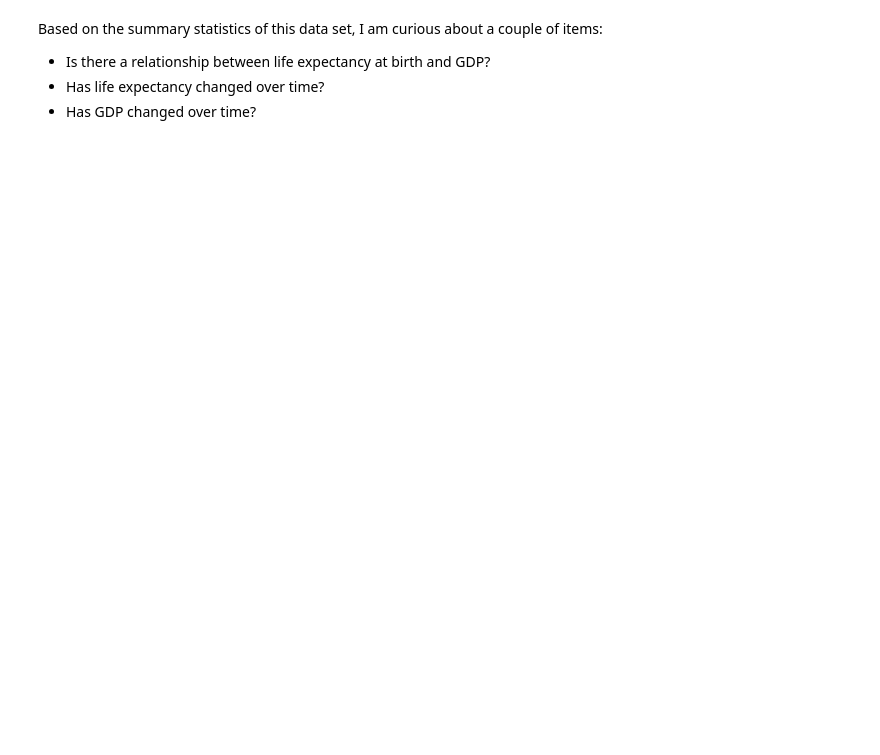
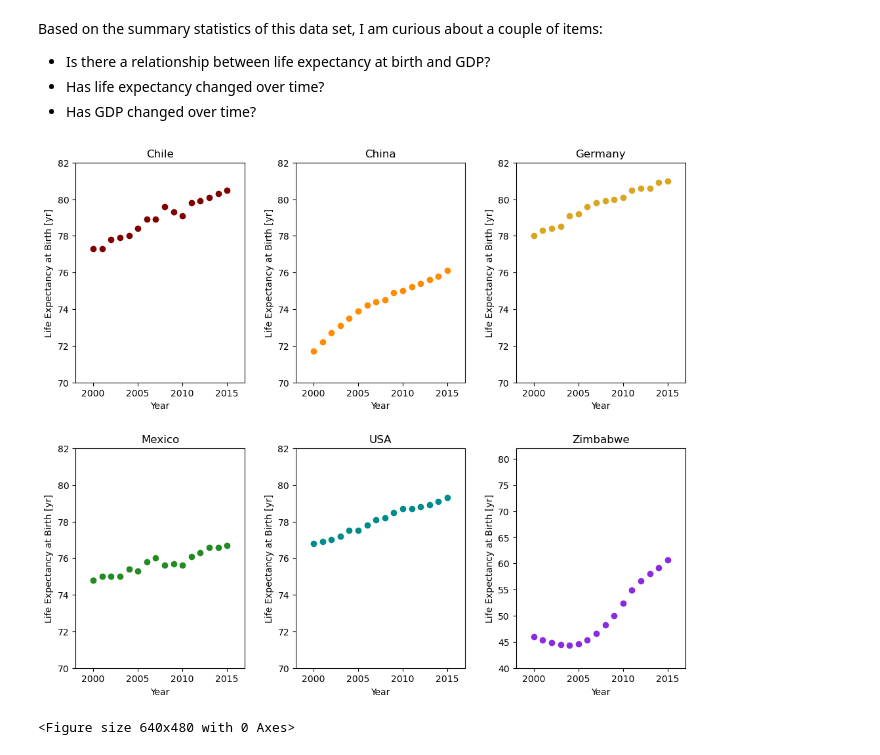
Before and after one commit to moneill717/data_science_portfolio, a Jupyter notebook: Portfolio Projects/Life-Expectancy-and-GDP-Starter/life_expectancy_gdp.ipynb, the cells around one changed output. Drawn from its saved outputs; the diff is of its cells as text; code cells hidden in the pictures; blank space fills up the shorter version.

Commit message:
Updated data visualization formatting in life expectancy portfolio project

```diff
--- a/Portfolio Projects/Life-Expectancy-and-GDP-Starter/life_expectancy_gdp.ipynb
+++ b/Portfolio Projects/Life-Expectancy-and-GDP-Starter/life_expectancy_gdp.ipynb
@@ -127,3 +65,27 @@ Based on the summary statistics of this data set, I am curious about a couple of
 * Is there a relationship between life expectancy at birth and GDP?
 * Has life expectancy changed over time?
 * Has GDP changed over time?
+# %%
+listofcolors = ["maroon","darkorange","goldenrod","forestgreen","darkcyan","blueviolet"]
+
+plt.figure(figsize=(12,10))
+i = 1
+countries = all_data.Country.unique()
+for country in countries:
+    plt.subplot(2,3,i)
+    i += 1
+    plt.scatter(all_data.Year[all_data.Country == country],all_data.life_expectancy[all_data.Country == country],color = listofcolors[i-2])
+    plt.xlabel("Year")
+    plt.ylabel("Life Expectancy at Birth [yr]")
+    plt.title(country)
+    if country == "Zimbabwe":
+        plt.axis([1998,2017,40,82])
+    else:
+        plt.axis([1998,2017,70,82])
+
+plt.subplots_adjust(wspace=0.3,hspace=0.3)
+plt.show()
+plt.clf()
+# %% [output]
+[figure, added]
+<Figure size 640x480 with 0 Axes>
```
Also changed, not shown: parts of 3 cells of this notebook.
